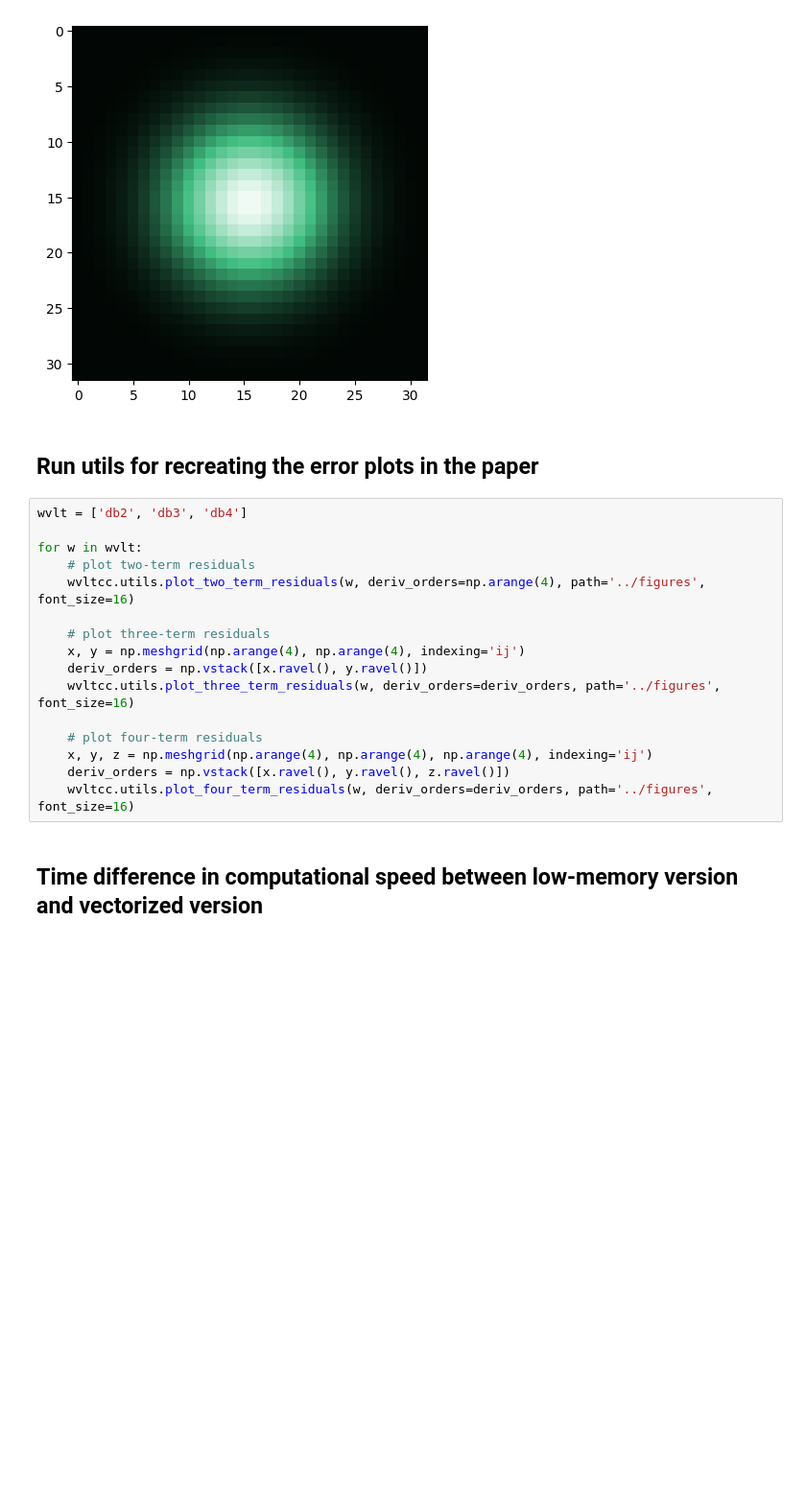
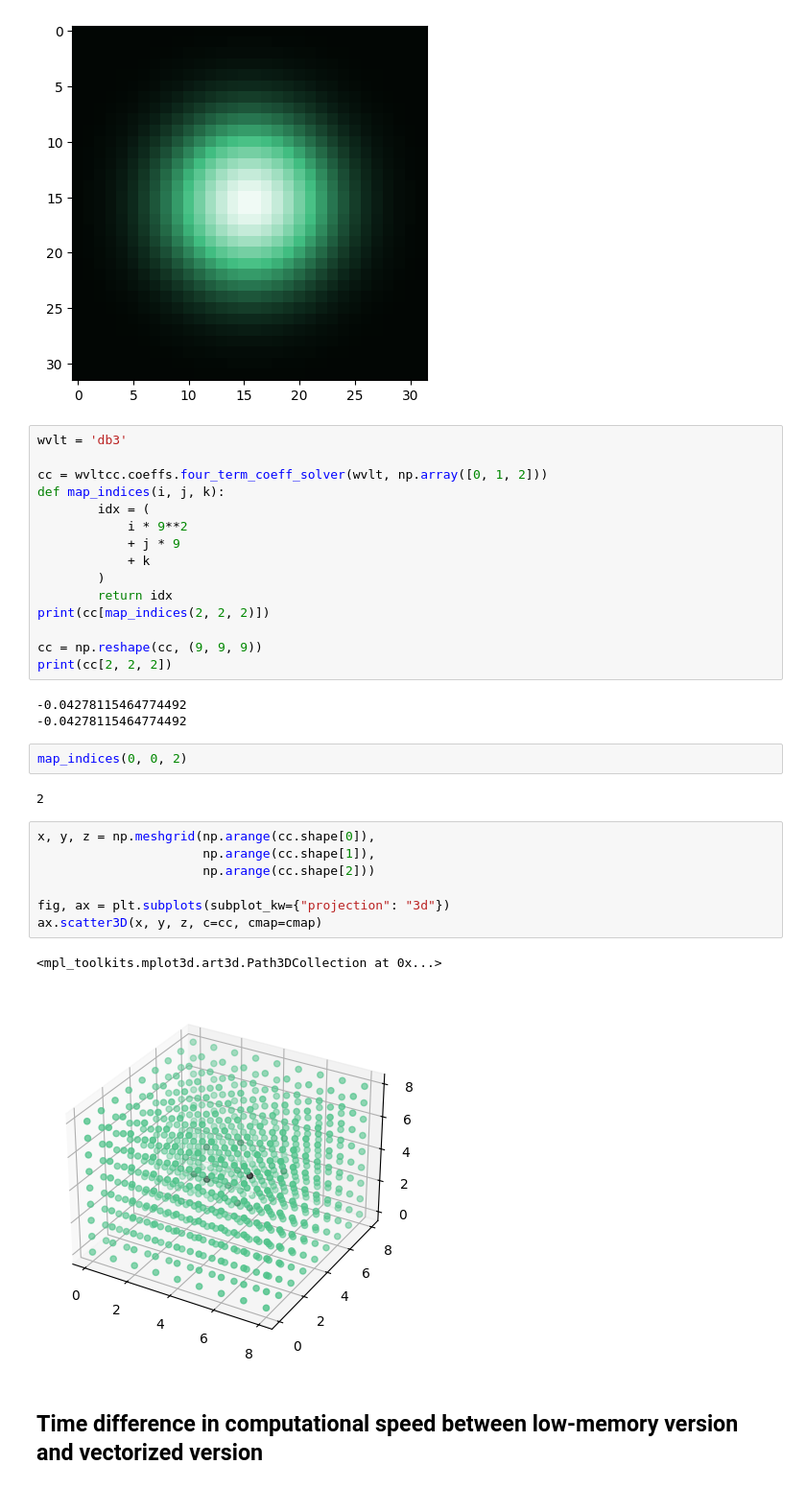
Before and after one commit to JonasErbesdobler/PyWVLTConCoeff, a Jupyter notebook: notebooks/debug.ipynb, the cells around one changed output. Shown at 96% size. Saved outputs shown, nothing was run; the diff lists cells and outputs as text; blank space fills up the shorter version.

```diff
--- a/notebooks/debug.ipynb
+++ b/notebooks/debug.ipynb
@@ -46,24 +46,38 @@ plt.imshow(data, cmap=cmap)
 # %% [output]
 <matplotlib.image.AxesImage at 0x...>
 [figure]
-# %% [markdown]
-## Run utils for recreating the error plots in the paper
-# %%
-wvlt = ['db2', 'db3', 'db4']
-
-for w in wvlt:
-    # plot two-term residuals
-    wvltcc.utils.plot_two_term_residuals(w, deriv_orders=np.arange(4), path='../figures', font_size=16)
-
-    # plot three-term residuals
-    x, y = np.meshgrid(np.arange(4), np.arange(4), indexing='ij')
-    deriv_orders = np.vstack([x.ravel(), y.ravel()])
-    wvltcc.utils.plot_three_term_residuals(w, deriv_orders=deriv_orders, path='../figures', font_size=16)
-
-    # plot four-term residuals
-    x, y, z = np.meshgrid(np.arange(4), np.arange(4), np.arange(4), indexing='ij')
-    deriv_orders = np.vstack([x.ravel(), y.ravel(), z.ravel()])
-    wvltcc.utils.plot_four_term_residuals(w, deriv_orders=deriv_orders, path='../figures', font_size=16)
+# %%
+wvlt = 'db3'
+
+cc = wvltcc.coeffs.four_term_coeff_solver(wvlt, np.array([0, 1, 2]))
+def map_indices(i, j, k):
+        idx = (
+            i * 9**2
+            + j * 9
+            + k
+        )
+        return idx
+print(cc[map_indices(2, 2, 2)])
+
+cc = np.reshape(cc, (9, 9, 9))
+print(cc[2, 2, 2])
+# %% [output]
+-0.04278115464774492
+-0.04278115464774492
+# %%
+map_indices(0, 0, 2)
+# %% [output]
+2
+# %%
+x, y, z = np.meshgrid(np.arange(cc.shape[0]),
+                      np.arange(cc.shape[1]),
+                      np.arange(cc.shape[2]))
+
+fig, ax = plt.subplots(subplot_kw={"projection": "3d"})
+ax.scatter3D(x, y, z, c=cc, cmap=cmap)
+# %% [output]
+<mpl_toolkits.mplot3d.art3d.Path3DCollection at 0x...>
+[figure, added]
 # %% [markdown]
 ## Time difference in computational speed between low-memory version and vectorized version
 # %%
```
Also changed, not shown: 5 other files.
